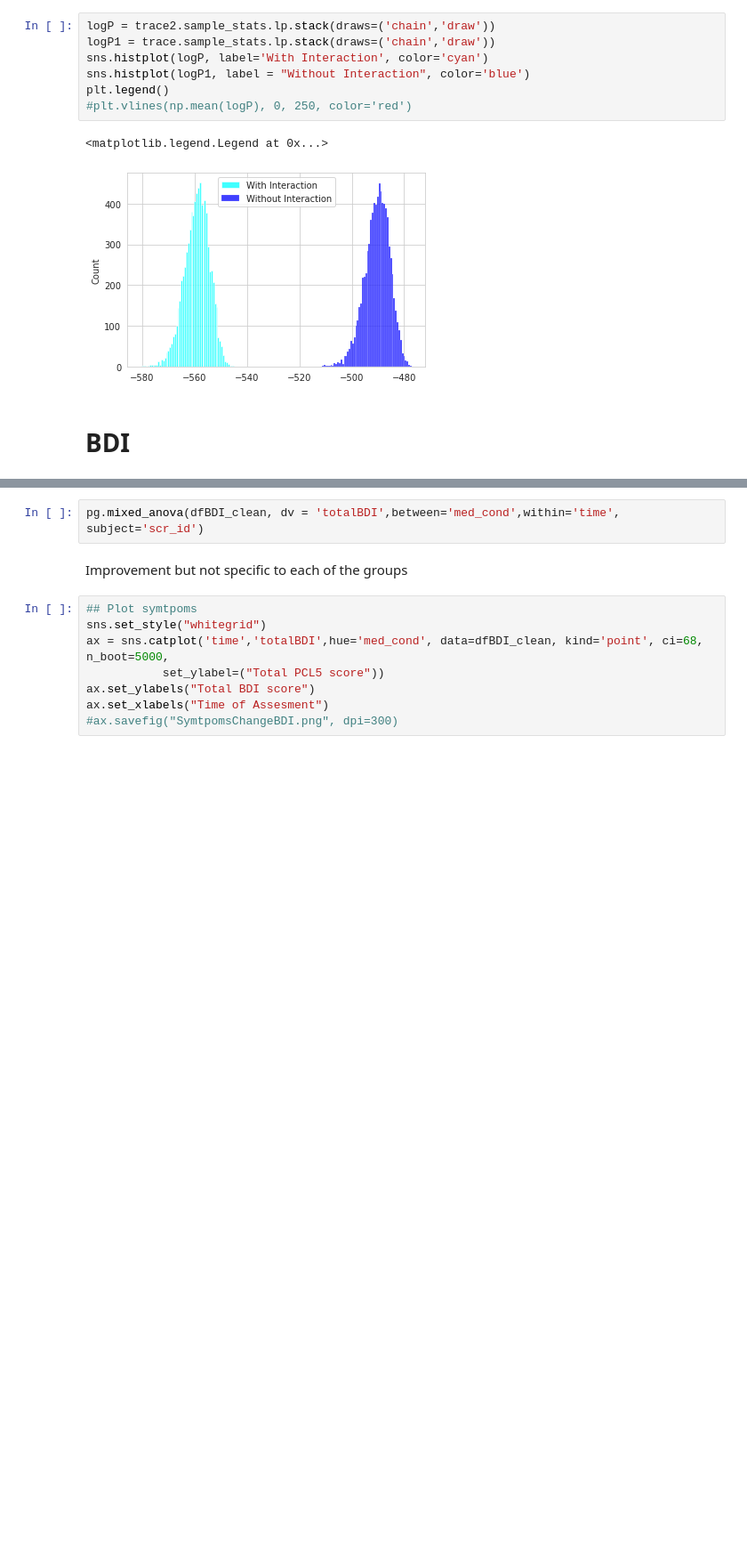
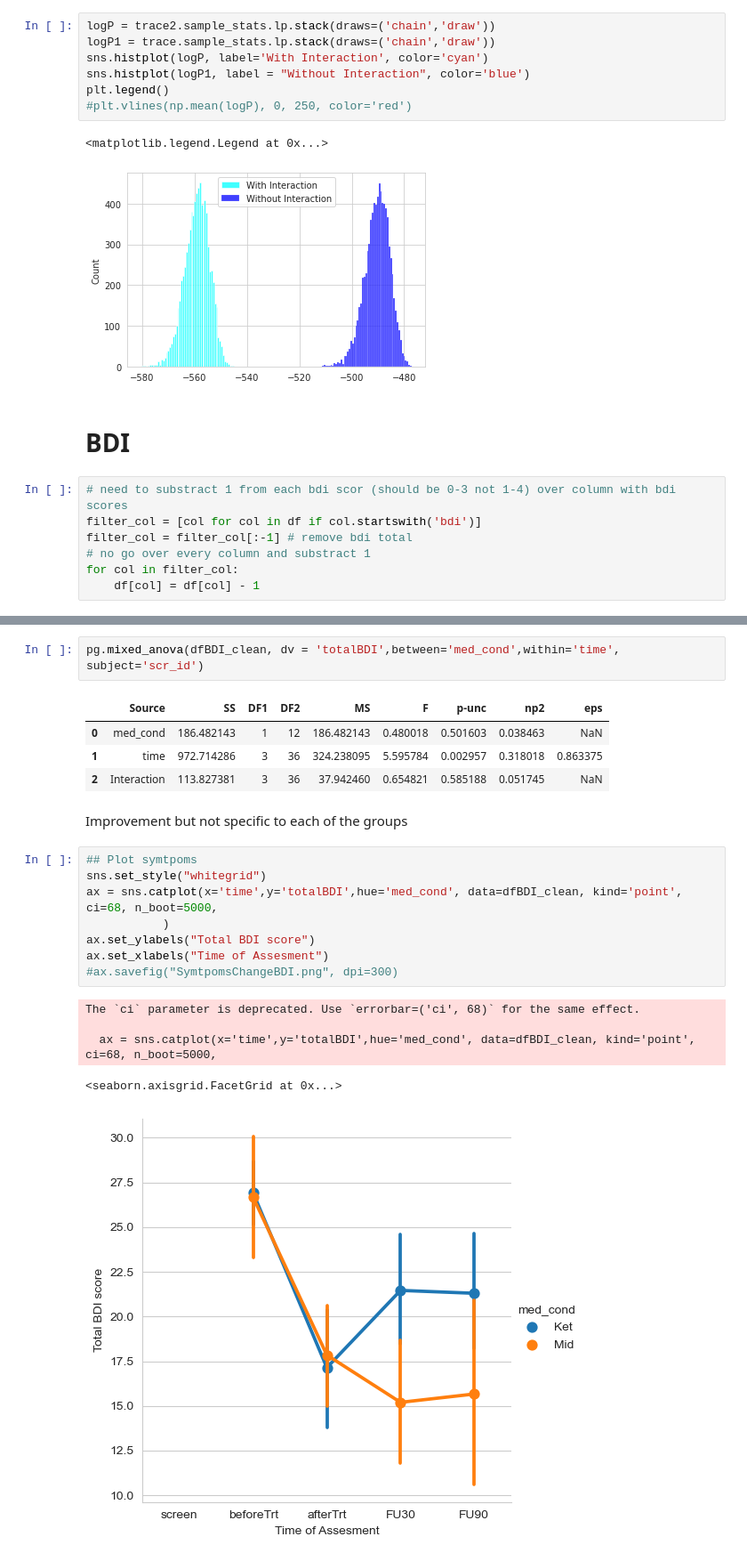
Before and after one commit to orduek/KPE, a Jupyter notebook: PCL/symp_statAnalysis.ipynb, the cells around one changed output, grey strips where cells are left out. Shown at 89% size. Drawn from its saved outputs; the diff is of its cells as text; blank space fills up the shorter version.

Commit message:
recalculated bdi score

```diff
--- a/PCL/symp_statAnalysis.ipynb
+++ b/PCL/symp_statAnalysis.ipynb
@@ -436,4 +458,11 @@ plt.legend()
 [figure]
 # %% [markdown]
 # BDI
+# %%
+# need to substract 1 from each bdi scor (should be 0-3 not 1-4) over column with bdi scores
+filter_col = [col for col in df if col.startswith('bdi')]
+filter_col = filter_col[:-1] # remove bdi total
+# no go over every column and substract 1
+for col in filter_col:
+    df[col] = df[col] - 1
 # %%
@@ -459,12 +579,23 @@ print(model2.summary())
 # %%
 pg.mixed_anova(dfBDI_clean, dv = 'totalBDI',between='med_cond',within='time', subject='scr_id')
+# %% [output]
+|  | Source | SS | DF1 | DF2 | MS | F | p-unc | np2 | eps |
+| 0 | med_cond | 186.482143 | 1 | 12 | 186.482143 | 0.480018 | 0.501603 | 0.038463 | NaN |
+| 1 | time | 972.714286 | 3 | 36 | 324.238095 | 5.595784 | 0.002957 | 0.318018 | 0.863375 |
+| 2 | Interaction | 113.827381 | 3 | 36 | 37.942460 | 0.654821 | 0.585188 | 0.051745 | NaN |
 # %% [markdown]
 Improvement but not specific to each of the groups
 # %%
 ## Plot symtpoms
 sns.set_style("whitegrid")
-ax = sns.catplot('time','totalBDI',hue='med_cond', data=dfBDI_clean, kind='point', ci=68, n_boot=5000,
-           set_ylabel=("Total PCL5 score"))
+ax = sns.catplot(x='time',y='totalBDI',hue='med_cond', data=dfBDI_clean, kind='point', ci=68, n_boot=5000,
+           )
 ax.set_ylabels("Total BDI score")
 ax.set_xlabels("Time of Assesment")
 #ax.savefig("SymtpomsChangeBDI.png", dpi=300)
+# %% [output]
+The `ci` parameter is deprecated. Use `errorbar=('ci', 68)` for the same effect.
+
+  ax = sns.catplot(x='time',y='totalBDI',hue='med_cond', data=dfBDI_clean, kind='point', ci=68, n_boot=5000,
+<seaborn.axisgrid.FacetGrid at 0x...>
+[figure, added]
```
Also changed, not shown: parts of 15 cells of this notebook.
